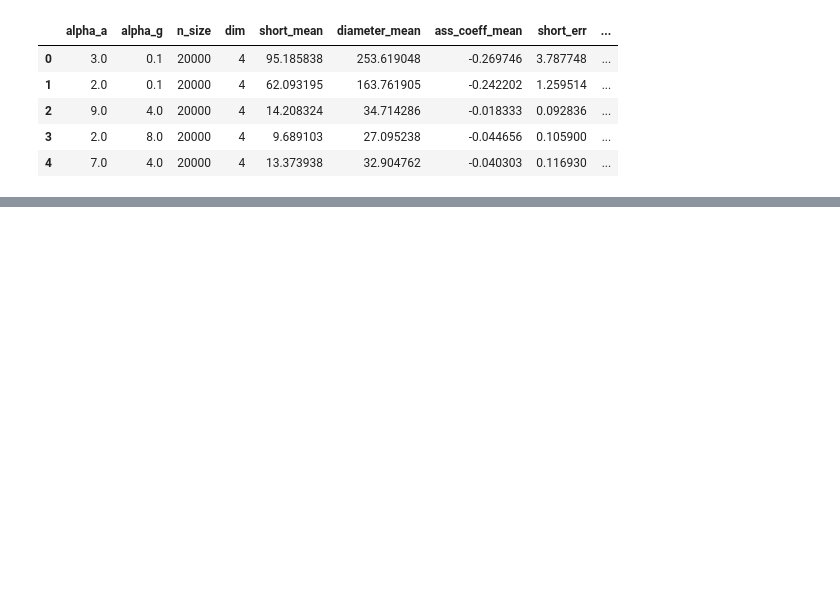
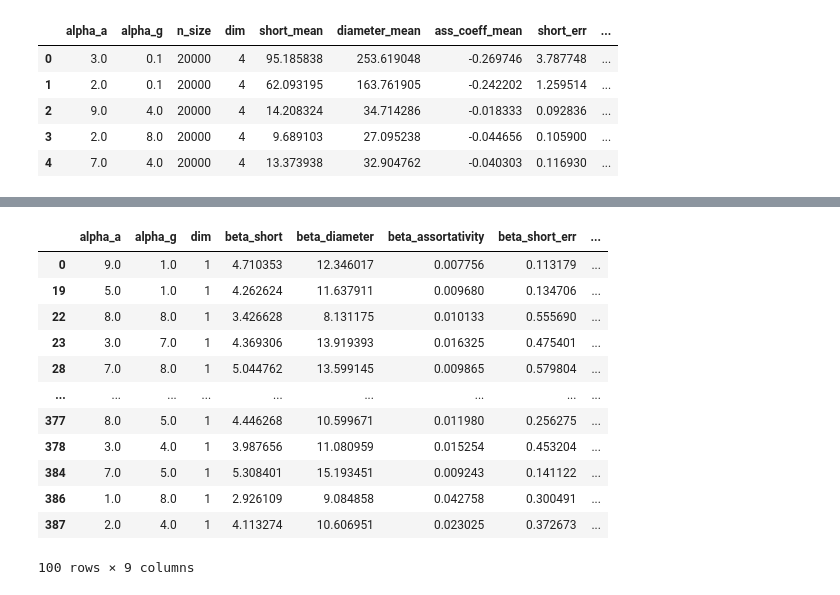
Before and after one commit to JuniorAlencar/TsallisNetwork, a Jupyter notebook: scripts/jupyter/surface_properties.ipynb, the cells around one changed output, grey strips where cells are left out. Cells and saved outputs as stored; diff of their text form; code cells hidden in the pictures; blank space fills up the shorter version.

```diff
--- a/scripts/jupyter/surface_properties.ipynb
+++ b/scripts/jupyter/surface_properties.ipynb
@@ -115,0 +88,19 @@ IndexError: index 0 is out of bounds for axis 0 with size 0
+# %%
+df_1d = df[df["dim"]==1]
+df_2d = df[df["dim"]==2]
+df_3d = df[df["dim"]==3]
+df_4d = df[df["dim"]==4]
+# %% [output]
+|  | alpha_a | alpha_g | dim | beta_short | beta_diameter | beta_assortativity | beta_short_err | ... |
+| 0 | 9.0 | 1.0 | 1 | 4.710353 | 12.346017 | 0.007756 | 0.113179 | ... |
+| 19 | 5.0 | 1.0 | 1 | 4.262624 | 11.637911 | 0.009680 | 0.134706 | ... |
+| 22 | 8.0 | 8.0 | 1 | 3.426628 | 8.131175 | 0.010133 | 0.555690 | ... |
+| 23 | 3.0 | 7.0 | 1 | 4.369306 | 13.919393 | 0.016325 | 0.475401 | ... |
+| 28 | 7.0 | 8.0 | 1 | 5.044762 | 13.599145 | 0.009865 | 0.579804 | ... |
+| ... | ... | ... | ... | ... | ... | ... | ... | ... |
+| 377 | 8.0 | 5.0 | 1 | 4.446268 | 10.599671 | 0.011980 | 0.256275 | ... |
+| 378 | 3.0 | 4.0 | 1 | 3.987656 | 11.080959 | 0.015254 | 0.453204 | ... |
+| 384 | 7.0 | 5.0 | 1 | 5.308401 | 15.193451 | 0.009243 | 0.141122 | ... |
+| 386 | 1.0 | 8.0 | 1 | 2.926109 | 9.084858 | 0.042758 | 0.300491 | ... |
+| 387 | 2.0 | 4.0 | 1 | 4.113274 | 10.606951 | 0.023025 | 0.372673 | ... |
+100 rows × 9 columns
```
Also changed, not shown: parts of 9 cells of this notebook, 6 other files.
